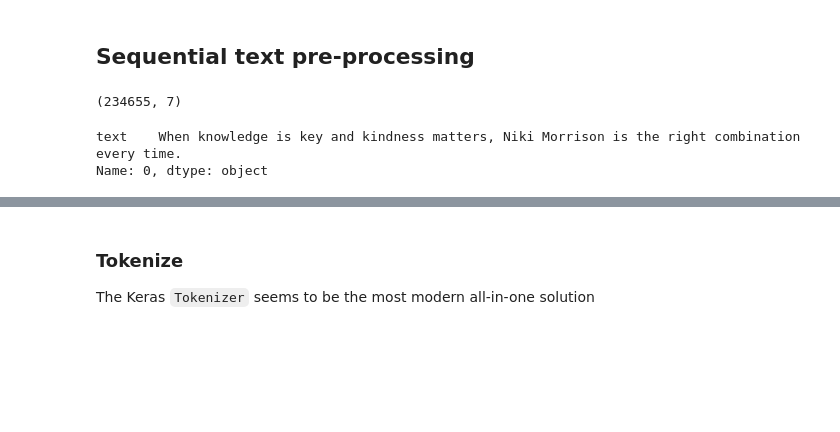
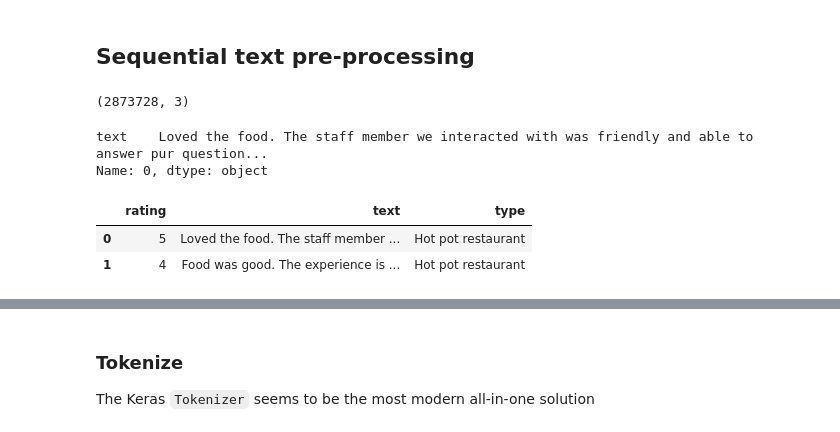
Before and after one commit to drwslv/ErdosReviewSentiment, a Jupyter notebook: andrew/preprocess-sequential.ipynb, the cells around one changed output, grey strips where cells are left out. Cells and saved outputs as stored; diff of their text form; code cells hidden in the pictures; blank space fills up the shorter version.

```diff
--- a/andrew/preprocess-sequential.ipynb
+++ b/andrew/preprocess-sequential.ipynb
@@ -5,12 +5,19 @@ import numpy as np
 import pandas as pd
 pd.set_option('display.max_colwidth', 100)
 
-df = pd.read_csv('./data/wyoming.csv')
+# df = pd.read_csv('./data/wyoming.csv')
+df = pd.read_csv('./data/new-england.csv')
 df.shape
 # %% [output]
-(234655, 7)
+(2873728, 3)
 # %%
 df.loc[0,['text']]
 # %% [output]
-text    When knowledge is key and kindness matters, Niki Morrison is the right combination every time.
+text    Loved the food. The staff member we interacted with was friendly and able to answer pur question...
 Name: 0, dtype: object
+# %%
+df.head(2)
+# %% [output]
+|  | rating | text | type |
+| 0 | 5 | Loved the food. The staff member ... | Hot pot restaurant |
+| 1 | 4 | Food was good. The experience is ... | Hot pot restaurant |
```
Also changed, not shown: parts of 12 cells of this notebook, 2 other files.
